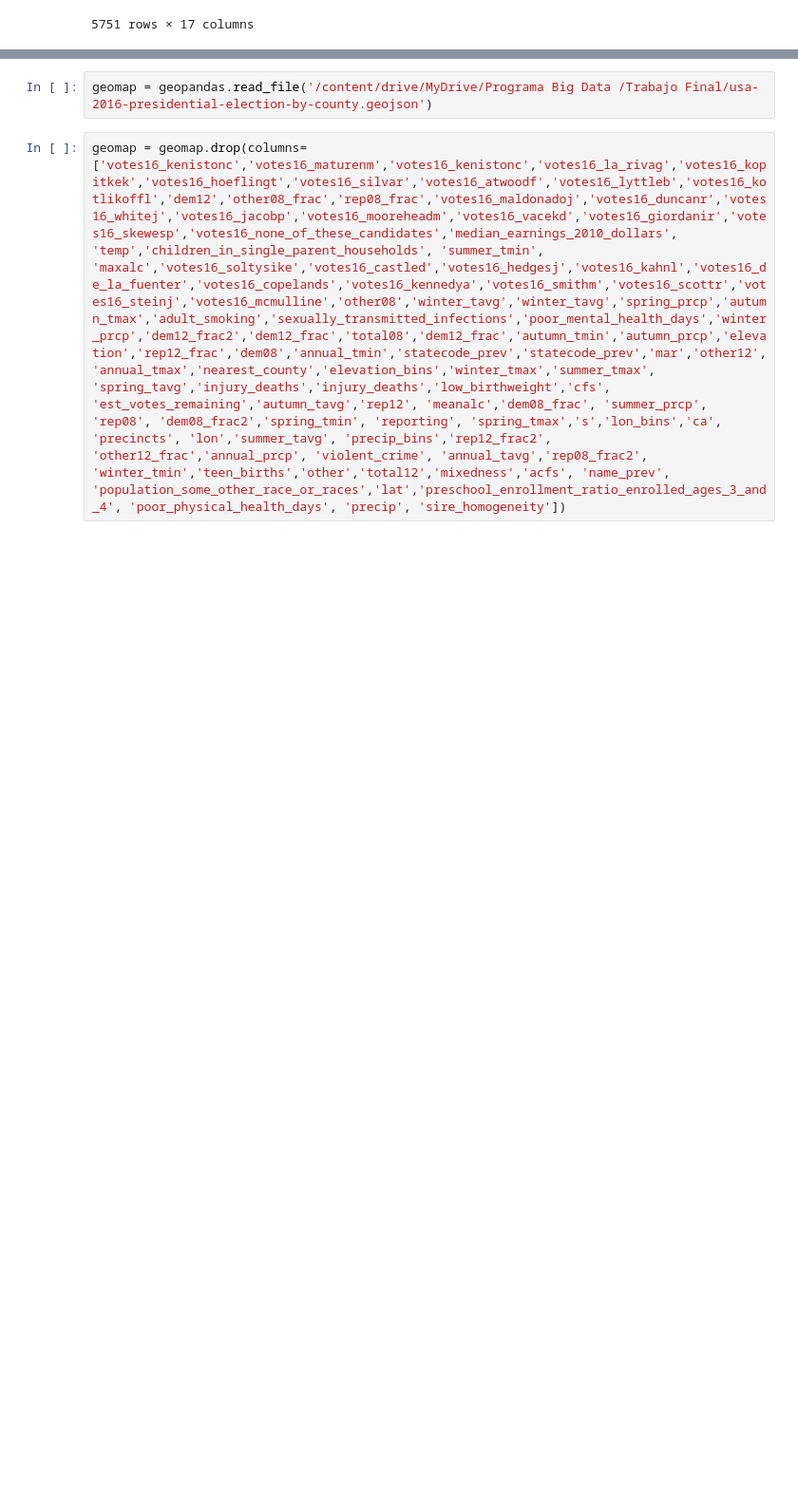
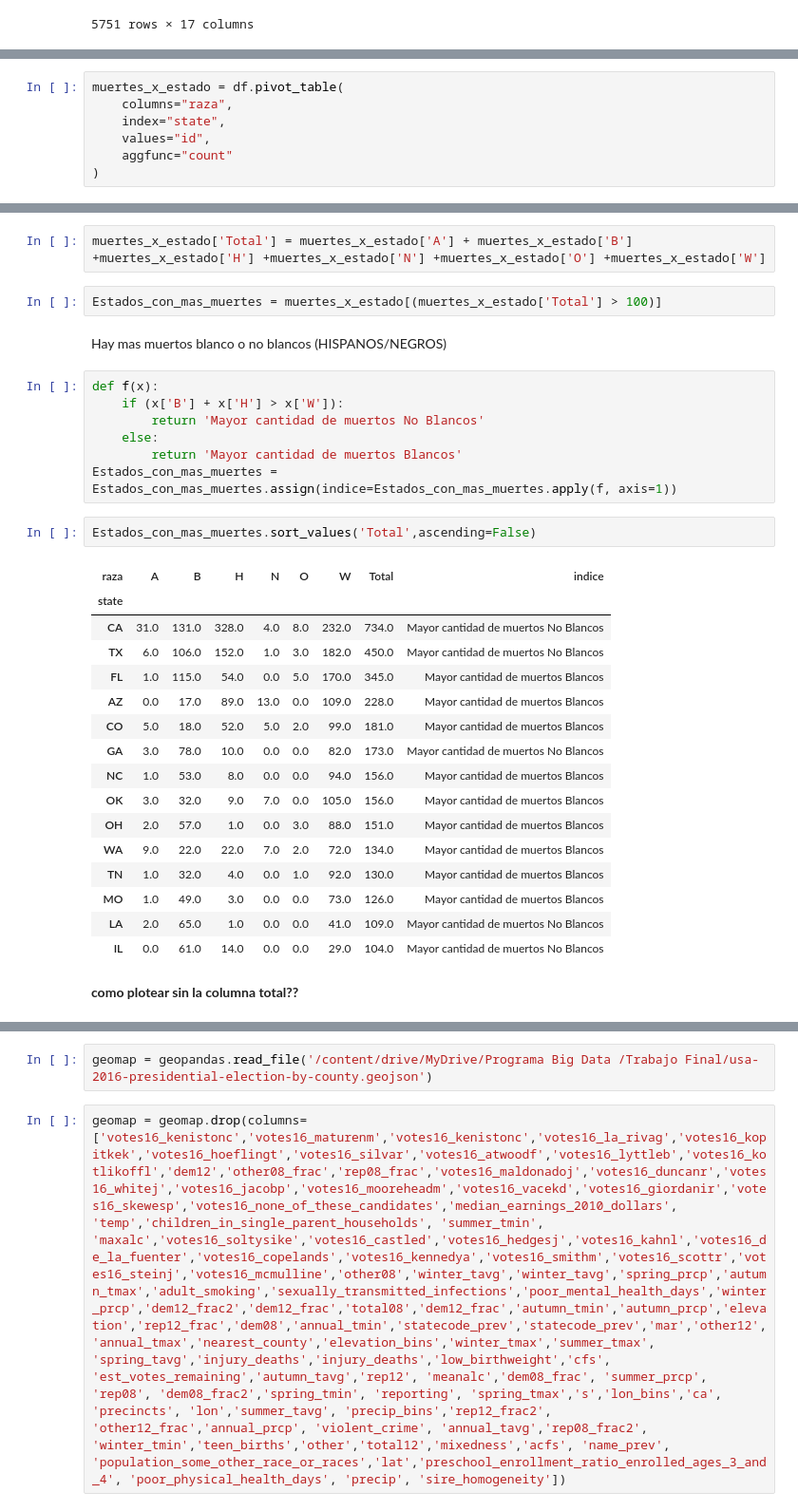
Before and after one commit to dafon1986/Elecciones, a Jupyter notebook: Muertes_Policiales_v1.ipynb, the cells around one changed output, grey strips where cells are left out. Shown at 95% size. Cells and saved outputs as stored; diff of their text form; blank space fills up the shorter version.

```diff
--- a/Muertes_Policiales_v1.ipynb
+++ b/Muertes_Policiales_v1.ipynb
@@ -99,0 +148,7 @@ df1.plot(color="red",alpha=0.08)
+# %%
+muertes_x_estado = df.pivot_table(
+    columns="raza",
+    index="state",
+    values="id",
+    aggfunc="count"
+)
@@ -99,0 +167,34 @@ df1.plot(color="red",alpha=0.08)
+# %%
+muertes_x_estado['Total'] = muertes_x_estado['A'] + muertes_x_estado['B'] +muertes_x_estado['H'] +muertes_x_estado['N'] +muertes_x_estado['O'] +muertes_x_estado['W']
+# %%
+Estados_con_mas_muertes = muertes_x_estado[(muertes_x_estado['Total'] > 100)]
+# %% [markdown]
+Hay mas muertos blanco o no blancos (HISPANOS/NEGROS)
+# %%
+def f(x):
+    if (x['B'] + x['H'] > x['W']):
+        return 'Mayor cantidad de muertos No Blancos'
+    else:
+        return 'Mayor cantidad de muertos Blancos'
+Estados_con_mas_muertes = Estados_con_mas_muertes.assign(indice=Estados_con_mas_muertes.apply(f, axis=1))
+# %%
+Estados_con_mas_muertes.sort_values('Total',ascending=False)
+# %% [output]
+| raza | A | B | H | N | O | W | Total | indice |
+| state |  |  |  |  |  |  |  |  |
+| CA | 31.0 | 131.0 | 328.0 | 4.0 | 8.0 | 232.0 | 734.0 | Mayor cantidad de muertos No Blancos |
+| TX | 6.0 | 106.0 | 152.0 | 1.0 | 3.0 | 182.0 | 450.0 | Mayor cantidad de muertos No Blancos |
+| FL | 1.0 | 115.0 | 54.0 | 0.0 | 5.0 | 170.0 | 345.0 | Mayor cantidad de muertos Blancos |
+| AZ | 0.0 | 17.0 | 89.0 | 13.0 | 0.0 | 109.0 | 228.0 | Mayor cantidad de muertos Blancos |
+| CO | 5.0 | 18.0 | 52.0 | 5.0 | 2.0 | 99.0 | 181.0 | Mayor cantidad de muertos Blancos |
+| GA | 3.0 | 78.0 | 10.0 | 0.0 | 0.0 | 82.0 | 173.0 | Mayor cantidad de muertos No Blancos |
+| NC | 1.0 | 53.0 | 8.0 | 0.0 | 0.0 | 94.0 | 156.0 | Mayor cantidad de muertos Blancos |
+| OK | 3.0 | 32.0 | 9.0 | 7.0 | 0.0 | 105.0 | 156.0 | Mayor cantidad de muertos Blancos |
+| OH | 2.0 | 57.0 | 1.0 | 0.0 | 3.0 | 88.0 | 151.0 | Mayor cantidad de muertos Blancos |
+| WA | 9.0 | 22.0 | 22.0 | 7.0 | 2.0 | 72.0 | 134.0 | Mayor cantidad de muertos Blancos |
+| TN | 1.0 | 32.0 | 4.0 | 0.0 | 1.0 | 92.0 | 130.0 | Mayor cantidad de muertos Blancos |
+| MO | 1.0 | 49.0 | 3.0 | 0.0 | 0.0 | 73.0 | 126.0 | Mayor cantidad de muertos Blancos |
+| LA | 2.0 | 65.0 | 1.0 | 0.0 | 0.0 | 41.0 | 109.0 | Mayor cantidad de muertos No Blancos |
+| IL | 0.0 | 61.0 | 14.0 | 0.0 | 0.0 | 29.0 | 104.0 | Mayor cantidad de muertos No Blancos |
+# %% [markdown]
+**como plotear sin la columna total??**
```
Also changed, not shown: parts of 38 cells of this notebook.
